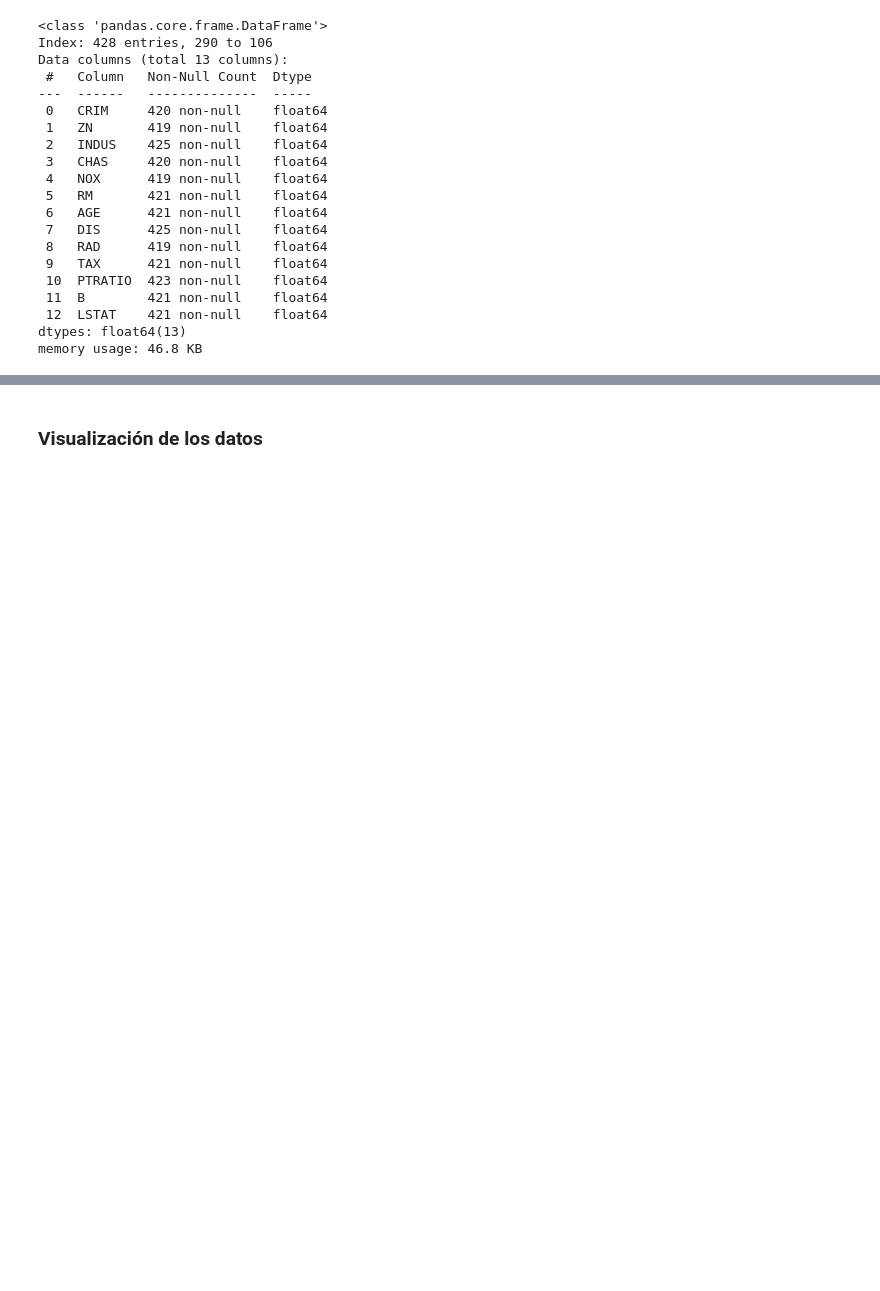
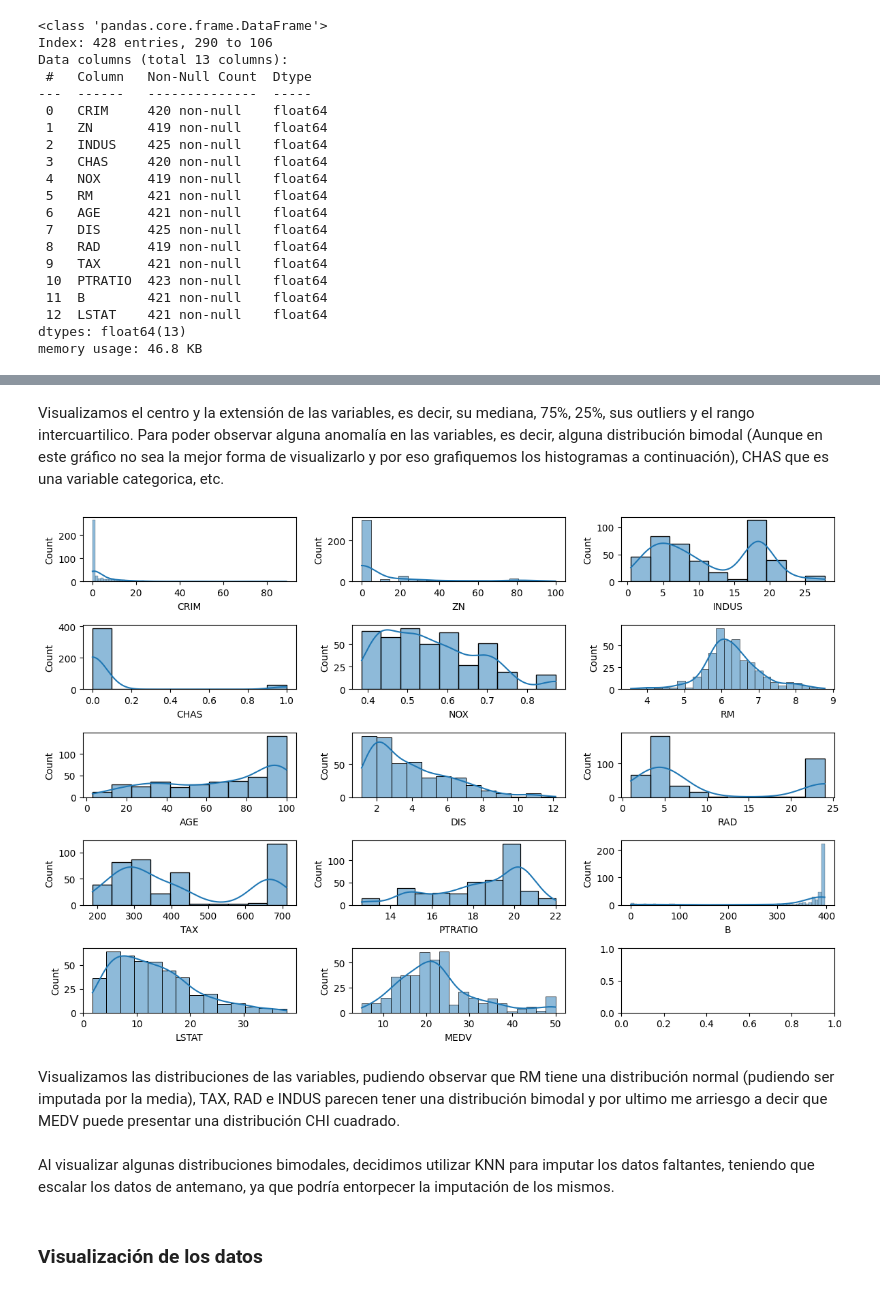
Before and after one commit to nacho-gonz/AA1-TUIA-Gonzalez-Noir, a Jupyter notebook: TP-regresion-AA1.ipynb, the cells around one changed output, grey strips where cells are left out. Cells and saved outputs as stored; diff of their text form; code cells hidden in the pictures; blank space fills up the shorter version.

```diff
--- a/TP-regresion-AA1.ipynb
+++ b/TP-regresion-AA1.ipynb
@@ -151,0 +176,15 @@ memory usage: 44.0 KB
+# %% [markdown]
+Visualizamos el centro y la extensión de las variables, es decir, su mediana, 75%, 25%, sus outliers y el rango intercuartilico. Para poder observar alguna anomalía en las variables, es decir, alguna distribución bimodal (Aunque en este gráfico no sea la mejor forma de visualizarlo y por eso grafiquemos los histogramas a continuación), CHAS que es una variable categorica, etc.
+# %%
+fig2, axes2 = plt.subplots(5,3)
+
+for name, ax in zip(X_train_compl, axes2.flatten()):
+    sns.histplot(x=name, data=X_train_compl, ax=ax,kde=True)
+
+fig2.set_size_inches(12,8)
+plt.tight_layout()
+plt.show()
+# %% [output]
+[figure, added]
+# %% [markdown]
+Visualizamos las distribuciones de las variables, pudiendo observar que RM tiene una distribución normal (pudiendo ser imputada por la media), TAX, RAD e INDUS parecen tener una distribución bimodal y por ultimo me arriesgo a decir que MEDV puede presentar una distribución CHI cuadrado.
@@ -152,3 +199,5 @@ memory usage: 44.0 KB
+# %% [markdown]
+Al visualizar algunas distribuciones bimodales, decidimos utilizar KNN para imputar los datos faltantes, teniendo que escalar los datos de antemano, ya que podría entorpecer la imputación de los mismos.
 # %% [markdown]
 ### Visualización de los datos
 # %%
```
Also changed, not shown: parts of 72 cells of this notebook.
